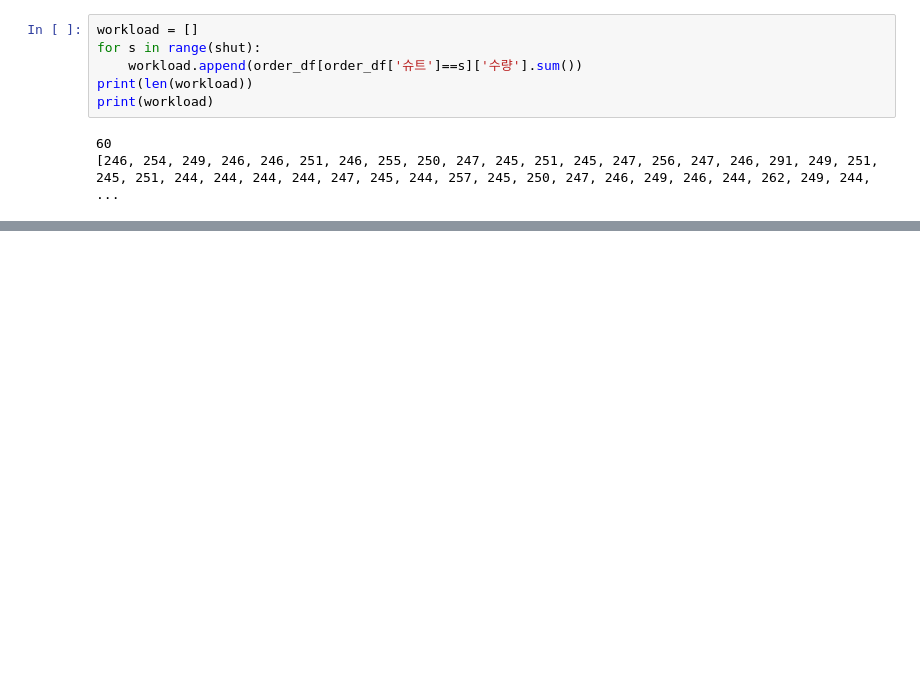
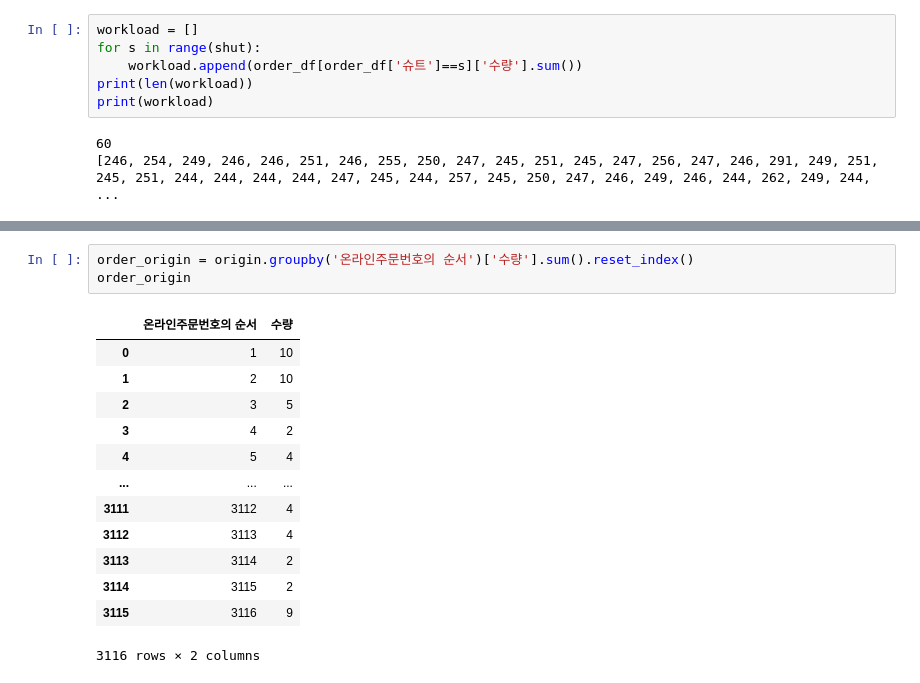
Before and after one commit to be-garam/Hokusho_Capstone, a Jupyter notebook: BA/BA_algorithm.ipynb, the cells around one changed output, grey strips where cells are left out. Cells and saved outputs as stored; diff of their text form; blank space fills up the shorter version.

```diff
--- a/BA/BA_algorithm.ipynb
+++ b/BA/BA_algorithm.ipynb
@@ -227,0 +235,17 @@ print(workload)
+# %%
+order_origin = origin.groupby('온라인주문번호의 순서')['수량'].sum().reset_index()
+order_origin
+# %% [output]
+|  | 온라인주문번호의 순서 | 수량 |
+| 0 | 1 | 10 |
+| 1 | 2 | 10 |
+| 2 | 3 | 5 |
+| 3 | 4 | 2 |
+| 4 | 5 | 4 |
+| ... | ... | ... |
+| 3111 | 3112 | 4 |
+| 3112 | 3113 | 4 |
+| 3113 | 3114 | 2 |
+| 3114 | 3115 | 2 |
+| 3115 | 3116 | 9 |
+3116 rows × 2 columns
```
Also changed, not shown: parts of 7 cells of this notebook.
